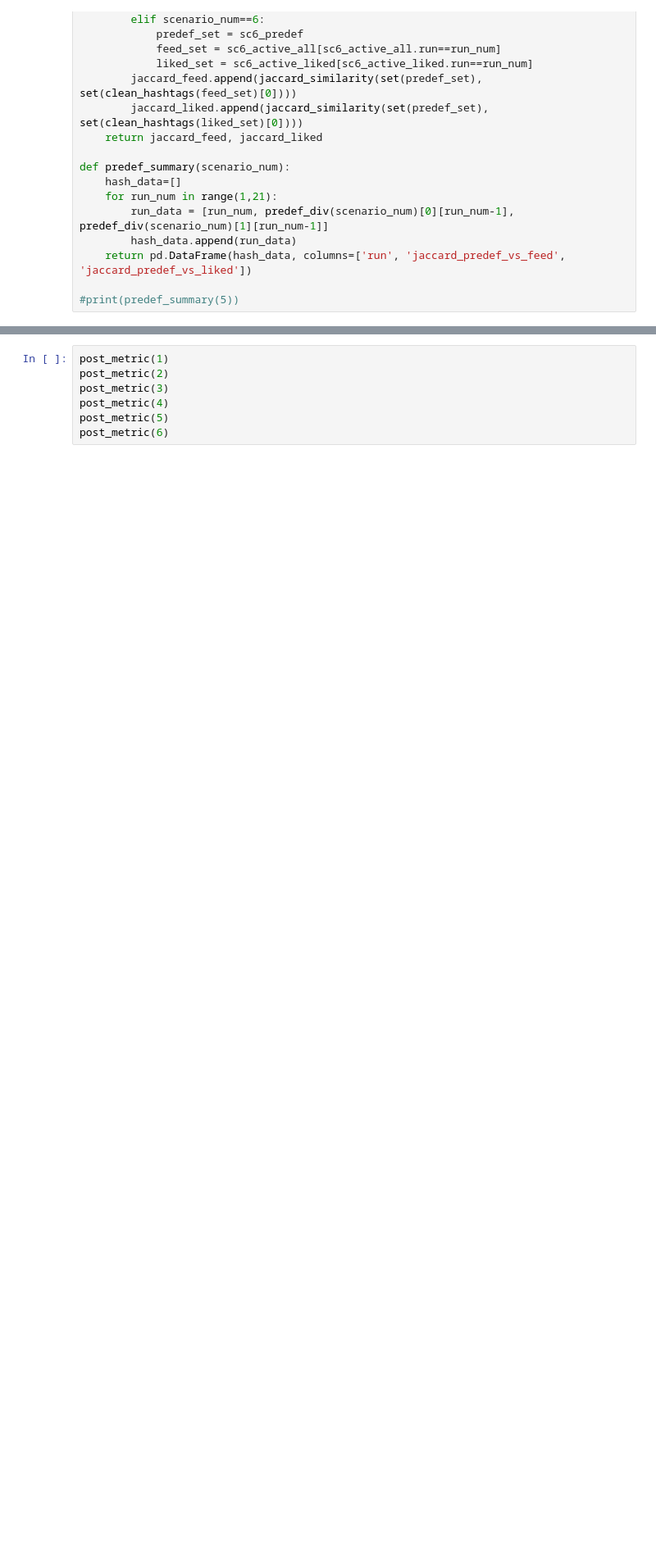
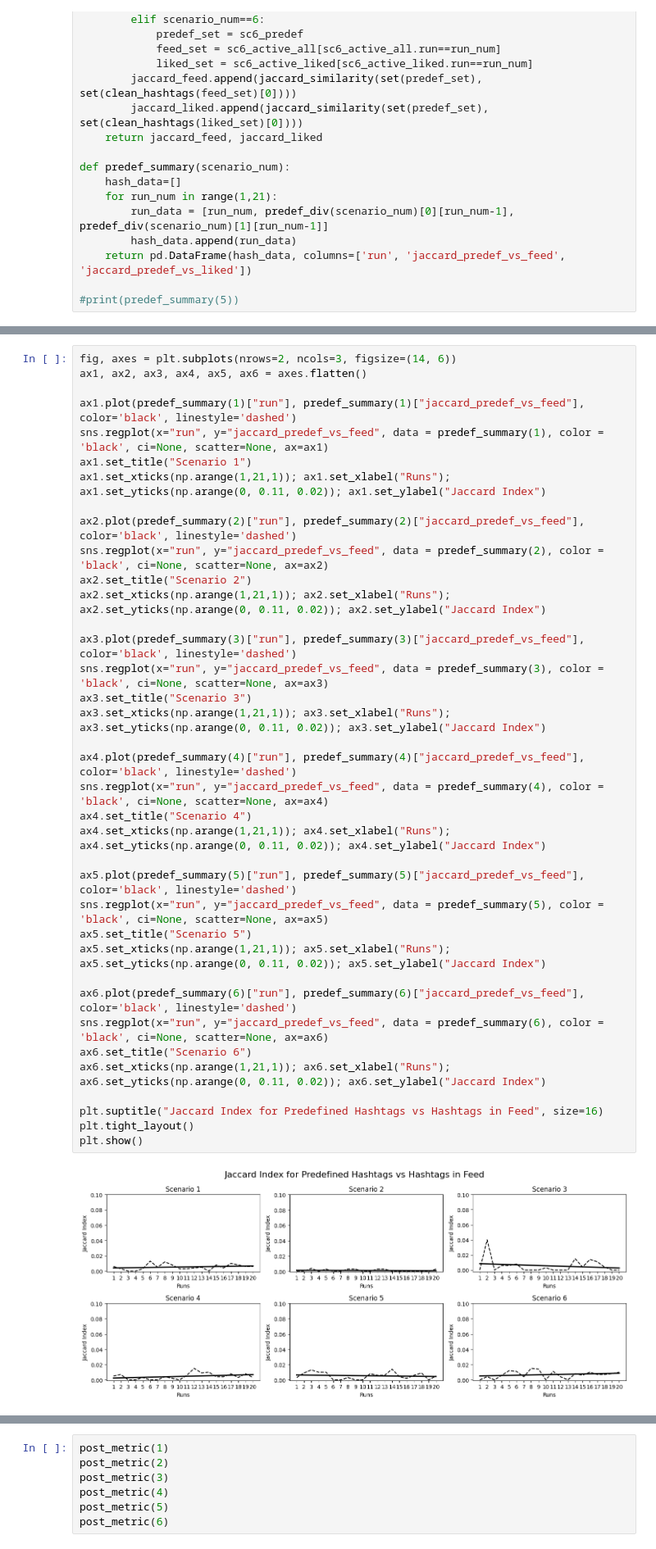
Before and after one commit to mlsmzk/tiktok-like-experiment, a Jupyter notebook: data_analysis/analysis.ipynb, the cells around one changed output, grey strips where cells are left out. Shown at 82% size. Cells and saved outputs as stored; diff of their text form; blank space fills up the shorter version.

```diff
--- a/data_analysis/analysis.ipynb
+++ b/data_analysis/analysis.ipynb
@@ -994,2 +971,41 @@ TODO: do the same plot as above but for predef vs liked
+# %%
+fig, axes = plt.subplots(nrows=2, ncols=3, figsize=(14, 6))
+ax1, ax2, ax3, ax4, ax5, ax6 = axes.flatten()
+
+ax1.plot(predef_summary(1)["run"], predef_summary(1)["jaccard_predef_vs_feed"], color='black', linestyle='dashed')
+sns.regplot(x="run", y="jaccard_predef_vs_feed", data = predef_summary(1), color = 'black', ci=None, scatter=None, ax=ax1)
+ax1.set_title("Scenario 1")
+ax1.set_xticks(np.arange(1,21,1)); ax1.set_xlabel("Runs"); ax1.set_yticks(np.arange(0, 0.11, 0.02)); ax1.set_ylabel("Jaccard Index")
+
+ax2.plot(predef_summary(2)["run"], predef_summary(2)["jaccard_predef_vs_feed"], color='black', linestyle='dashed')
+sns.regplot(x="run", y="jaccard_predef_vs_feed", data = predef_summary(2), color = 'black', ci=None, scatter=None, ax=ax2)
+ax2.set_title("Scenario 2")
+ax2.set_xticks(np.arange(1,21,1)); ax2.set_xlabel("Runs"); ax2.set_yticks(np.arange(0, 0.11, 0.02)); ax2.set_ylabel("Jaccard Index")
+
+ax3.plot(predef_summary(3)["run"], predef_summary(3)["jaccard_predef_vs_feed"], color='black', linestyle='dashed')
+sns.regplot(x="run", y="jaccard_predef_vs_feed", data = predef_summary(3), color = 'black', ci=None, scatter=None, ax=ax3)
+ax3.set_title("Scenario 3")
+ax3.set_xticks(np.arange(1,21,1)); ax3.set_xlabel("Runs"); ax3.set_yticks(np.arange(0, 0.11, 0.02)); ax3.set_ylabel("Jaccard Index")
+
+ax4.plot(predef_summary(4)["run"], predef_summary(4)["jaccard_predef_vs_feed"], color='black', linestyle='dashed')
+sns.regplot(x="run", y="jaccard_predef_vs_feed", data = predef_summary(4), color = 'black', ci=None, scatter=None, ax=ax4)
+ax4.set_title("Scenario 4")
+ax4.set_xticks(np.arange(1,21,1)); ax4.set_xlabel("Runs"); ax4.set_yticks(np.arange(0, 0.11, 0.02)); ax4.set_ylabel("Jaccard Index")
+
+ax5.plot(predef_summary(5)["run"], predef_summary(5)["jaccard_predef_vs_feed"], color='black', linestyle='dashed')
+sns.regplot(x="run", y="jaccard_predef_vs_feed", data = predef_summary(5), color = 'black', ci=None, scatter=None, ax=ax5)
+ax5.set_title("Scenario 5")
+ax5.set_xticks(np.arange(1,21,1)); ax5.set_xlabel("Runs"); ax5.set_yticks(np.arange(0, 0.11, 0.02)); ax5.set_ylabel("Jaccard Index")
+
+ax6.plot(predef_summary(6)["run"], predef_summary(6)["jaccard_predef_vs_feed"], color='black', linestyle='dashed')
+sns.regplot(x="run", y="jaccard_predef_vs_feed", data = predef_summary(6), color = 'black', ci=None, scatter=None, ax=ax6)
+ax6.set_title("Scenario 6")
+ax6.set_xticks(np.arange(1,21,1)); ax6.set_xlabel("Runs"); ax6.set_yticks(np.arange(0, 0.11, 0.02)); ax6.set_ylabel("Jaccard Index")
+
+plt.suptitle("Jaccard Index for Predefined Hashtags vs Hashtags in Feed", size=16)
+plt.tight_layout()
+plt.show()
+# %% [output]
+[figure, added]
 # %% [markdown]
 ## 3.5 Development Post Metrics (Likes, Shares, Comments, Saves)
```
Also changed, not shown: parts of 3 cells of this notebook.
